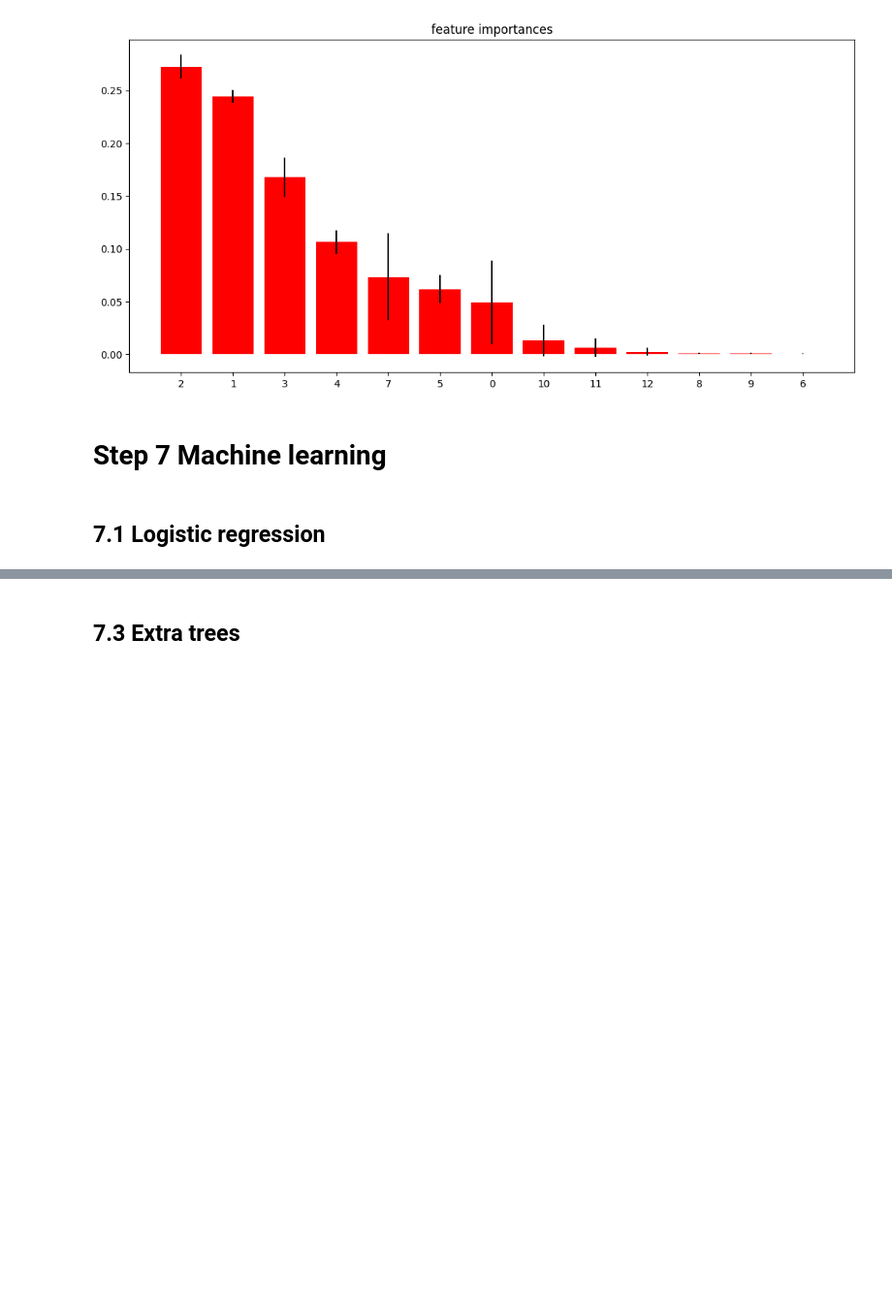
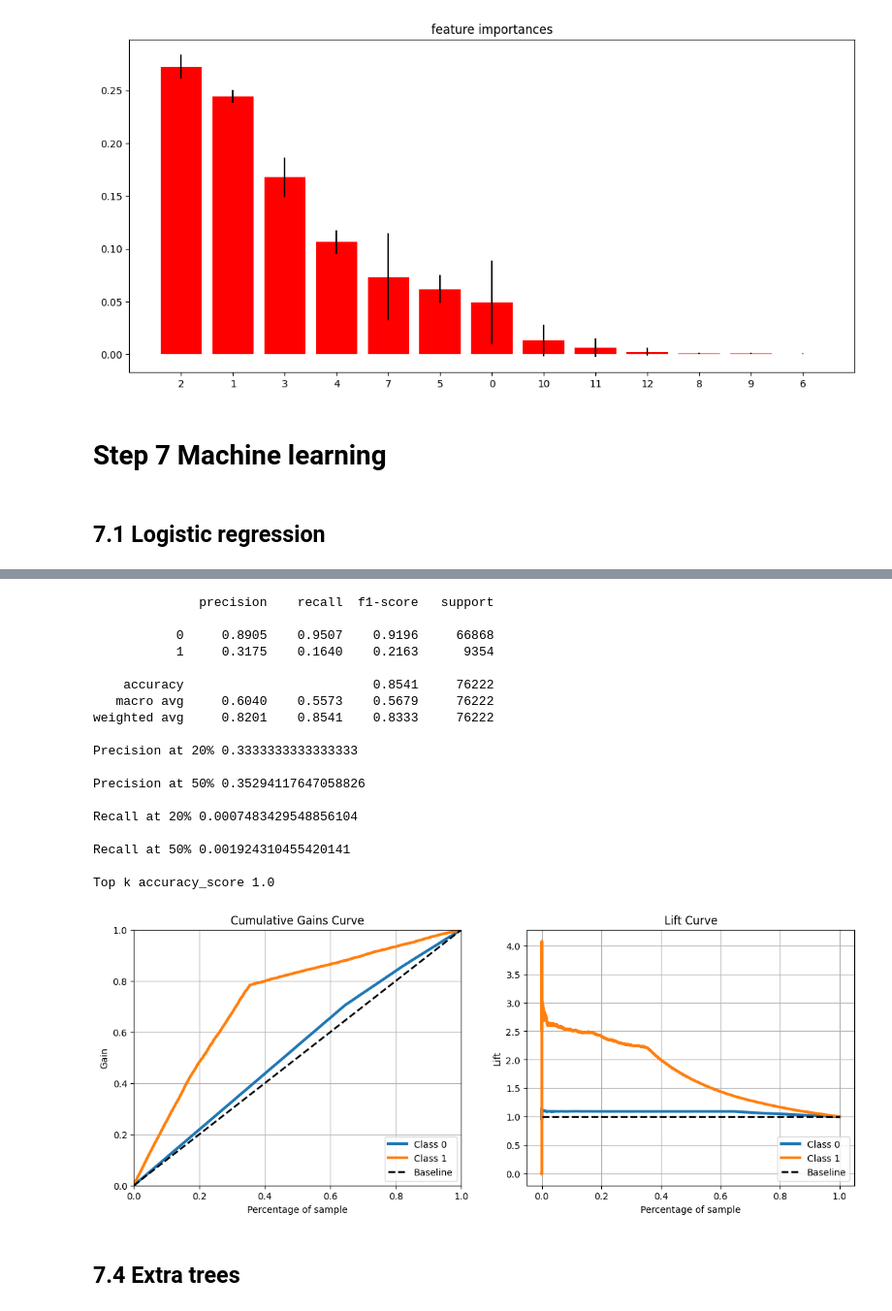
Before and after one commit to Eduardo-95-DS/Car-Insurance-Interest, a Jupyter notebook: notebooks/look_1.0-ear-health-insurance-cross-sell.ipynb, the cells around one changed output, grey strips where cells are left out. Shown at 97% size. Drawn from its saved outputs; the diff is of its cells as text; code cells hidden in the pictures; blank space fills up the shorter version.

```diff
--- a/notebooks/cross_sell.ipynb
+++ b/notebooks/look_1.0-ear-health-insurance-cross-sell.ipynb
@@ -1202,2 +1275,68 @@ Recall at 50% 0.0021390374331550803
+# %%
+# model definition
+knn=nh.KNeighborsClassifier(n_jobs=-1)
+
+# model training
+knn.fit(x_train,y_train)
+
+# model prediction
+yhat_knn=knn.predict_proba(x_val);
+
+# model prediction 2
+yhat_knn2=knn.predict(x_val);
+print((classification_report(y_val, yhat_knn2,digits=4)))
+
+
+df = x_validation.copy()
+df['response'] = y_validation.copy()
+
+# propensity score
+df['score'] = yhat_knn[:, 1].tolist()
+
+# sort clients by propensity score
+df = df.sort_values( 'score', ascending=False )
+
+# compute precision at k
+precision_at_20, data = precision_at_k( df, k=20 )
+precision_at_50, data = precision_at_k( df, k=50 )
+print(f'Precision at 20% {precision_at_20}','\n')
+print(f'Precision at 50% {precision_at_50}','\n')
+
+# compute recall at k
+recall_at_20, data = recall_at_k( df, k=20 )
+recall_at_50, data = recall_at_k( df, k=50 )
+print(f'Recall at 20% {recall_at_20}','\n')
+print(f'Recall at 50% {recall_at_50}','\n')
+print(f'Top k accuracy_score {top_k_accuracy_score(y_val, yhat_knn2, k=2)}')
+
+# accumulative gain
+rcParams['figure.figsize'] = 14,5
+grid=gridspec.GridSpec(1,2)
+
+ax = plt.subplot(grid[0,0])
+skplt.metrics.plot_cumulative_gain(y_val,yhat_knn,ax=ax);
+
+ax2 = plt.subplot(grid[0,1])
+skplt.metrics.plot_lift_curve( y_val, yhat_knn,ax=ax2 );
+# %% [output]
+              precision    recall  f1-score   support
+
+           0     0.8905    0.9507    0.9196     66868
+           1     0.3175    0.1640    0.2163      9354
+
+    accuracy                         0.8541     76222
+   macro avg     0.6040    0.5573    0.5679     76222
+weighted avg     0.8201    0.8541    0.8333     76222
+
+Precision at 20% 0.3333333333333333
+
+Precision at 50% 0.35294117647058826
+
+Recall at 20% 0.0007483429548856104
+
+Recall at 50% 0.001924310455420141
+
+Top k accuracy_score 1.0
+[figure, added]
 # %% [markdown]
-## **7.3 Extra trees**
+## **7.4 Extra trees**
```
Also changed, not shown: parts of 57 cells of this notebook, 1 other file.
